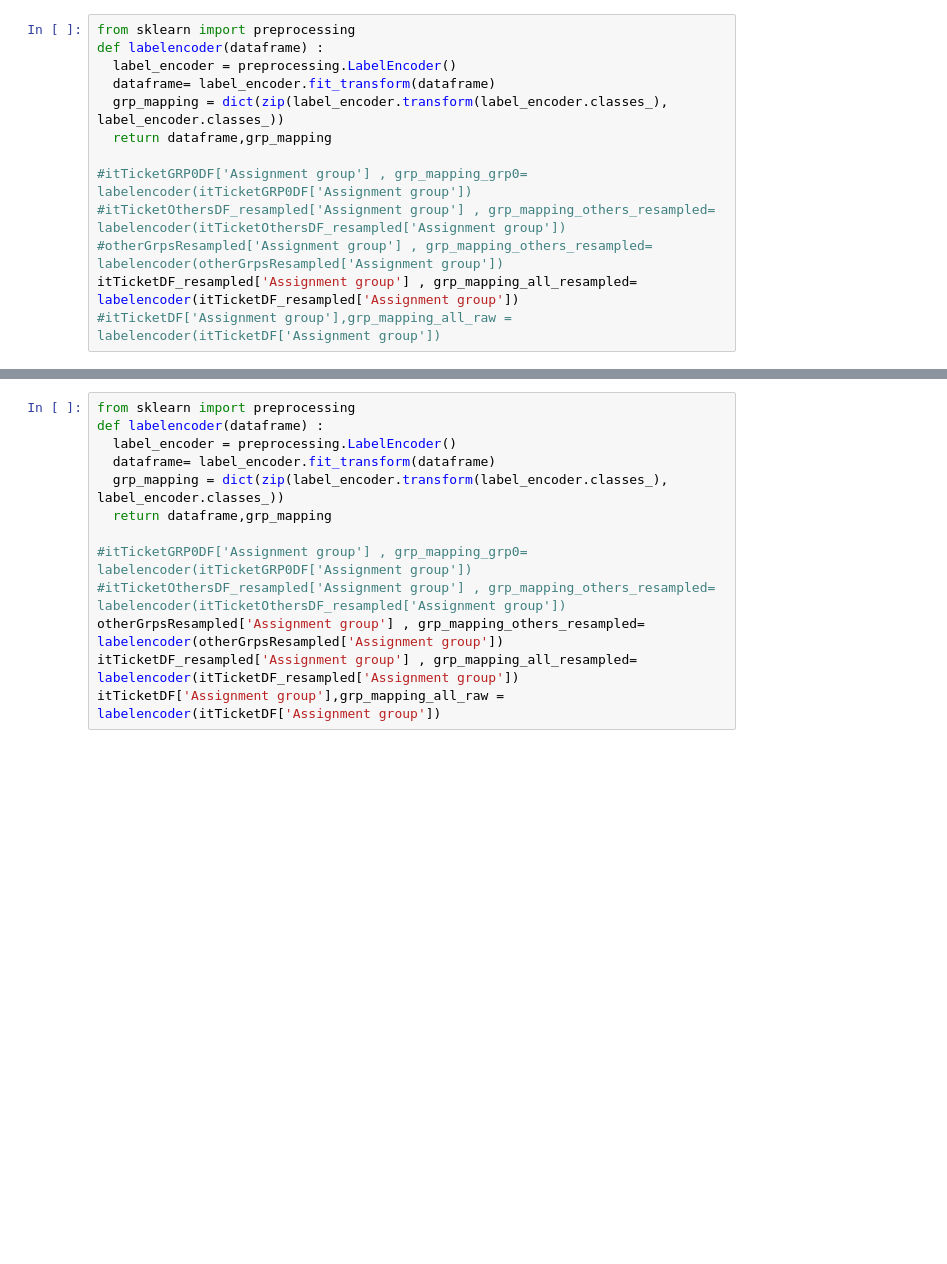
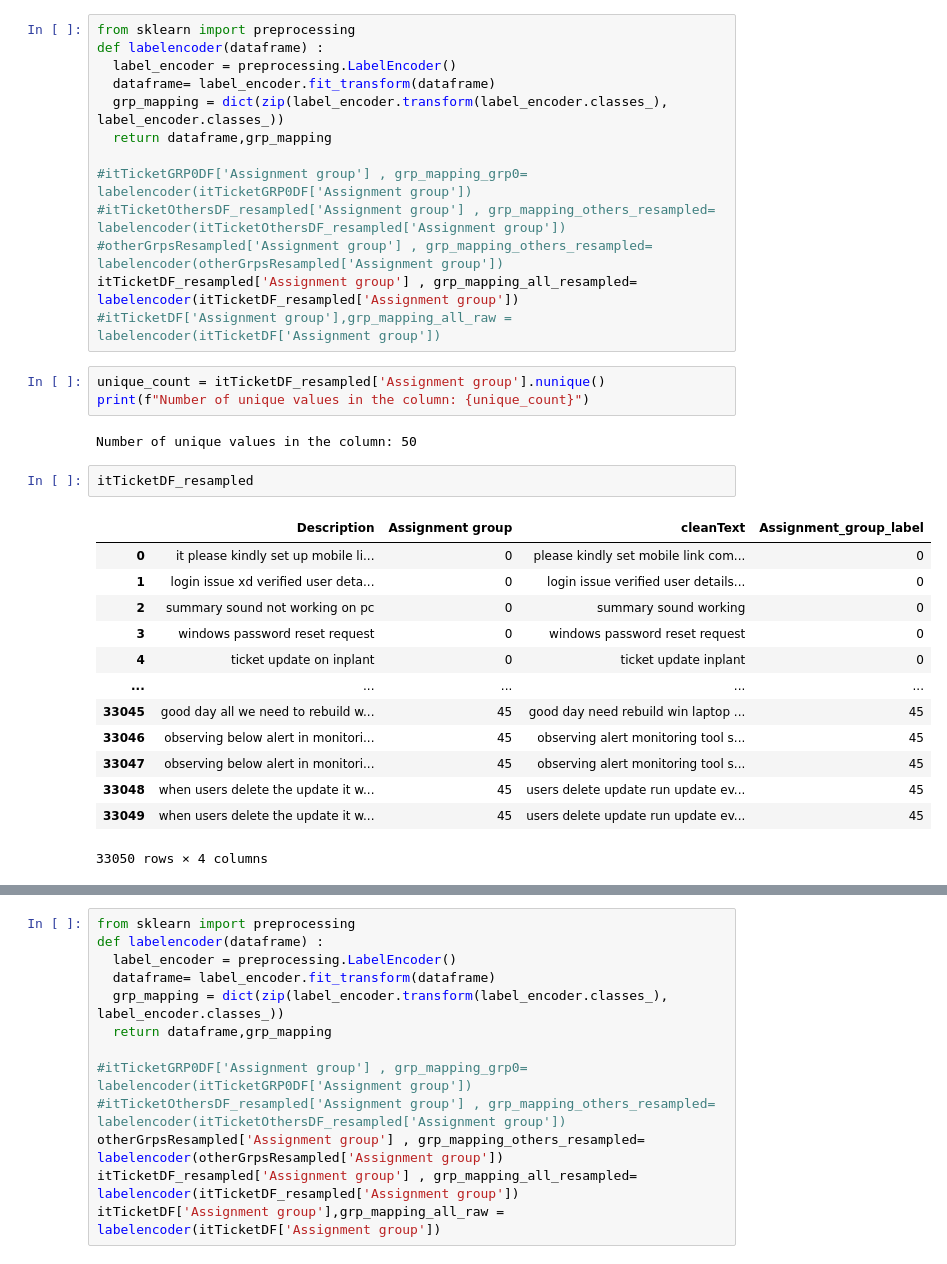
Before and after one commit to shih-yang-young/aiops, a Jupyter notebook: src/ITSM_Assignment_Transformer_bert_submitted.ipynb, the cells around one changed output, grey strips where cells are left out. Drawn from its saved outputs; the diff is of its cells as text; blank space fills up the shorter version.

```diff
--- a/src/ITSM_Assignment_Transformer_bert_submitted.ipynb
+++ b/src/ITSM_Assignment_Transformer_bert_submitted.ipynb
@@ -339,3 +353,24 @@ def labelencoder(dataframe) :
 #otherGrpsResampled['Assignment group'] , grp_mapping_others_resampled= labelencoder(otherGrpsResampled['Assignment group'])
 itTicketDF_resampled['Assignment group'] , grp_mapping_all_resampled= labelencoder(itTicketDF_resampled['Assignment group'])
 #itTicketDF['Assignment group'],grp_mapping_all_raw = labelencoder(itTicketDF['Assignment group'])
+# %%
+unique_count = itTicketDF_resampled['Assignment group'].nunique()
+print(f"Number of unique values in the column: {unique_count}")
+# %% [output]
+Number of unique values in the column: 50
+# %%
+itTicketDF_resampled
+# %% [output]
+|  | Description | Assignment group | cleanText | Assignment_group_label |
+| 0 | it please kindly set up mobile li... | 0 | please kindly set mobile link com... | 0 |
+| 1 | login issue xd verified user deta... | 0 | login issue verified user details... | 0 |
+| 2 | summary sound not working on pc | 0 | summary sound working | 0 |
+| 3 | windows password reset request | 0 | windows password reset request | 0 |
+| 4 | ticket update on inplant | 0 | ticket update inplant | 0 |
+| ... | ... | ... | ... | ... |
+| 33045 | good day all we need to rebuild w... | 45 | good day need rebuild win laptop ... | 45 |
+| 33046 | observing below alert in monitori... | 45 | observing alert monitoring tool s... | 45 |
+| 33047 | observing below alert in monitori... | 45 | observing alert monitoring tool s... | 45 |
+| 33048 | when users delete the update it w... | 45 | users delete update run update ev... | 45 |
+| 33049 | when users delete the update it w... | 45 | users delete update run update ev... | 45 |
+33050 rows × 4 columns
```
Also changed, not shown: parts of 4 cells of this notebook, 3 other files.
